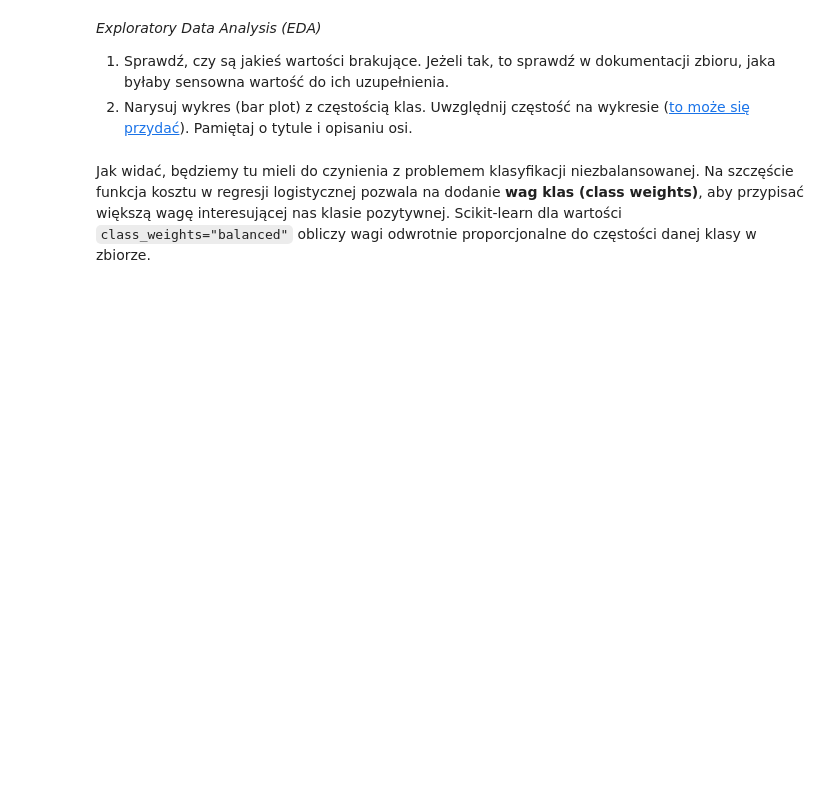
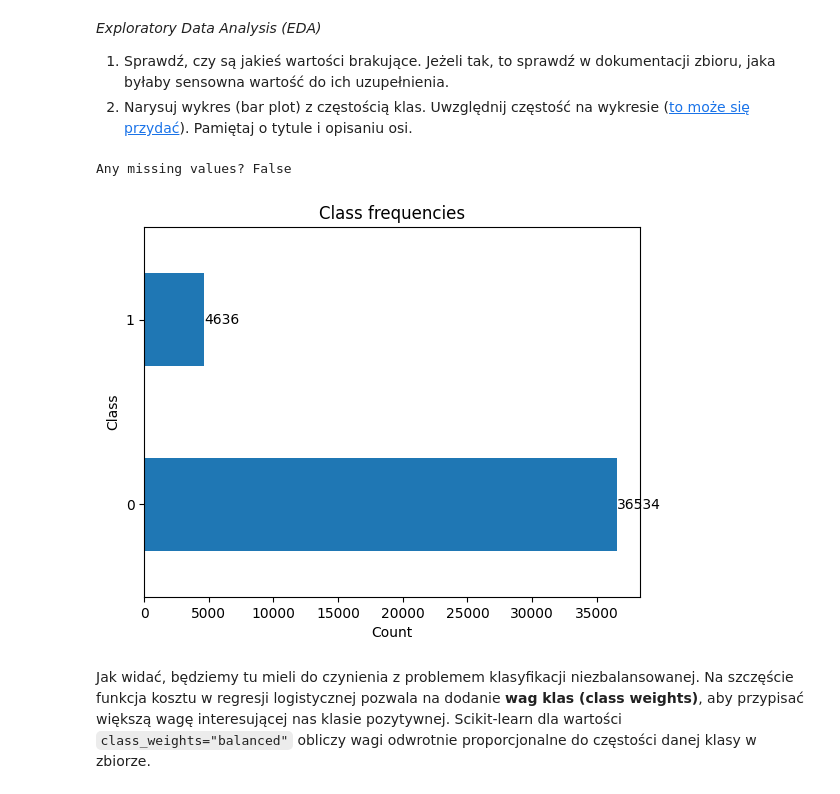
Before and after one commit to Kacper-Jakubiak/sztuczna-inteligencja, a Jupyter notebook: lab1/lab_1.ipynb, the cells around one changed output. Cells and saved outputs as stored; diff of their text form; code cells hidden in the pictures; blank space fills up the shorter version.

```diff
--- a/lab1/lab_1.ipynb
+++ b/lab1/lab_1.ipynb
@@ -1135,3 +1165,22 @@ y_mapping = {
+# %%
+# your_code
+df = pd.read_csv("bank_marketing_data.csv", sep=";")
+
+df = df.drop(["default", "duration", "pdays", "poutcome"], axis="columns")
+
+df = df.loc[~df["education"].isin(["illiterate"]), :]
+
+df = df.replace(
+    {
+        "education": education_mapping,
+        "contact": contact_mapping,
+        "month": month_mapping,
+        "day_of_week": day_of_week_mapping,
+        "y": y_mapping
+    }
+)
+
+y = df.pop("y")
 # %%
 assert 'default' not in df.columns
 assert 'duration' not in df.columns
@@ -1165,3 +1216,6 @@ y = y.astype({"y": np.int64})
 # %%
 # plot missing values
 # your_code
+print(f"Any missing values? {df.isnull().values.any()}")
+# %% [output]
+Any missing values? False
@@ -1171,3 +1222,14 @@ y = y.astype({"y": np.int64})
+# %%
+# plot class frequencies
+# your_code
+ax = y.value_counts().plot.barh()
+ax.set_title("Class frequencies")
+ax.set_xlabel("Count")
+ax.set_ylabel("Class")
+ax.bar_label(ax.containers[0])
+plt.show()
+# %% [output]
+[figure, added]
 # %% [markdown]
 Jak widać, będziemy tu mieli do czynienia z problemem klasyfikacji niezbalansowanej. Na szczęście funkcja kosztu w regresji logistycznej pozwala na dodanie **wag klas (class weights)**, aby przypisać większą wagę interesującej nas klasie pozytywnej. Scikit-learn dla wartości `class_weights="balanced"` obliczy wagi odwrotnie proporcjonalne do częstości danej klasy w zbiorze.
 # %% [markdown]
```
Also changed, not shown: parts of 23 cells of this notebook.
